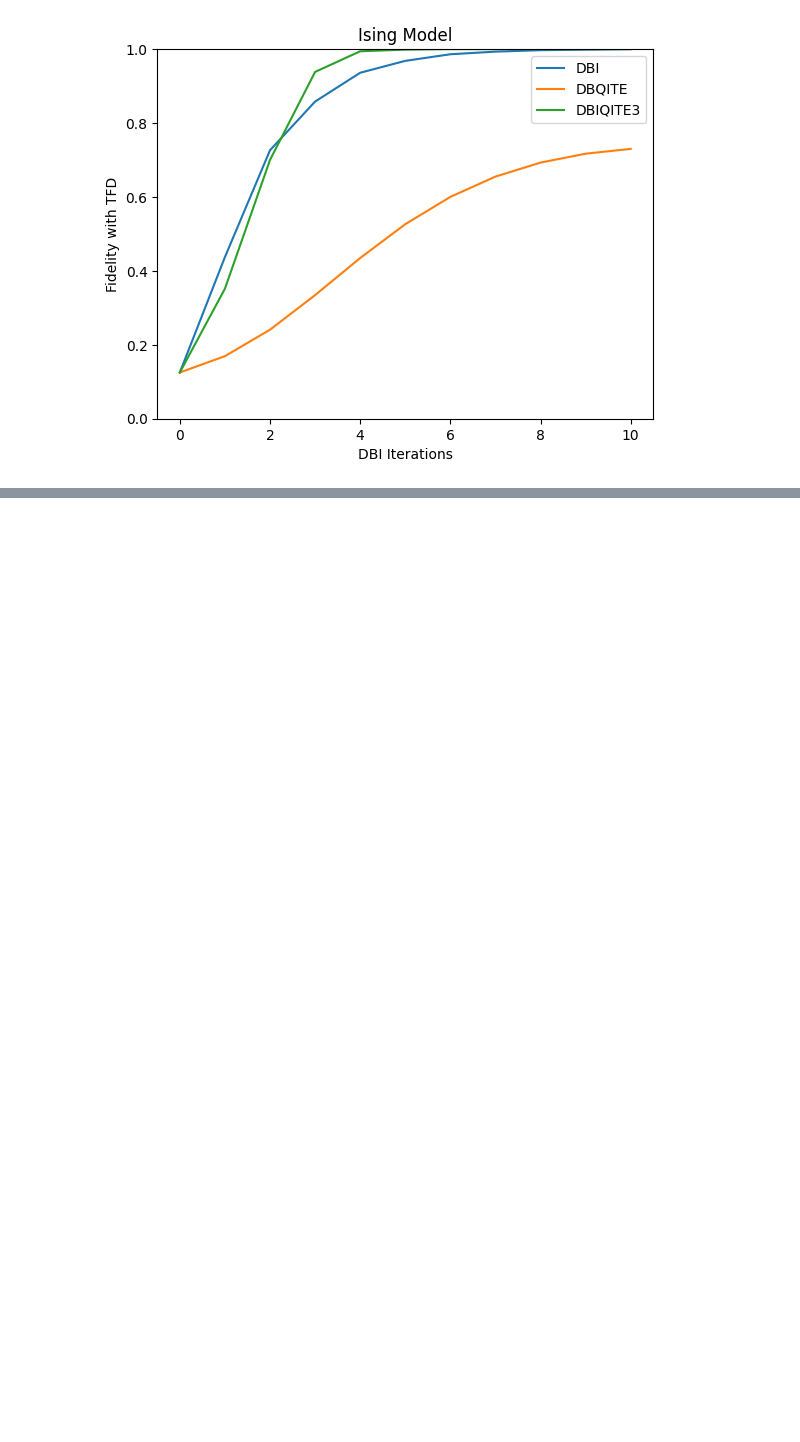
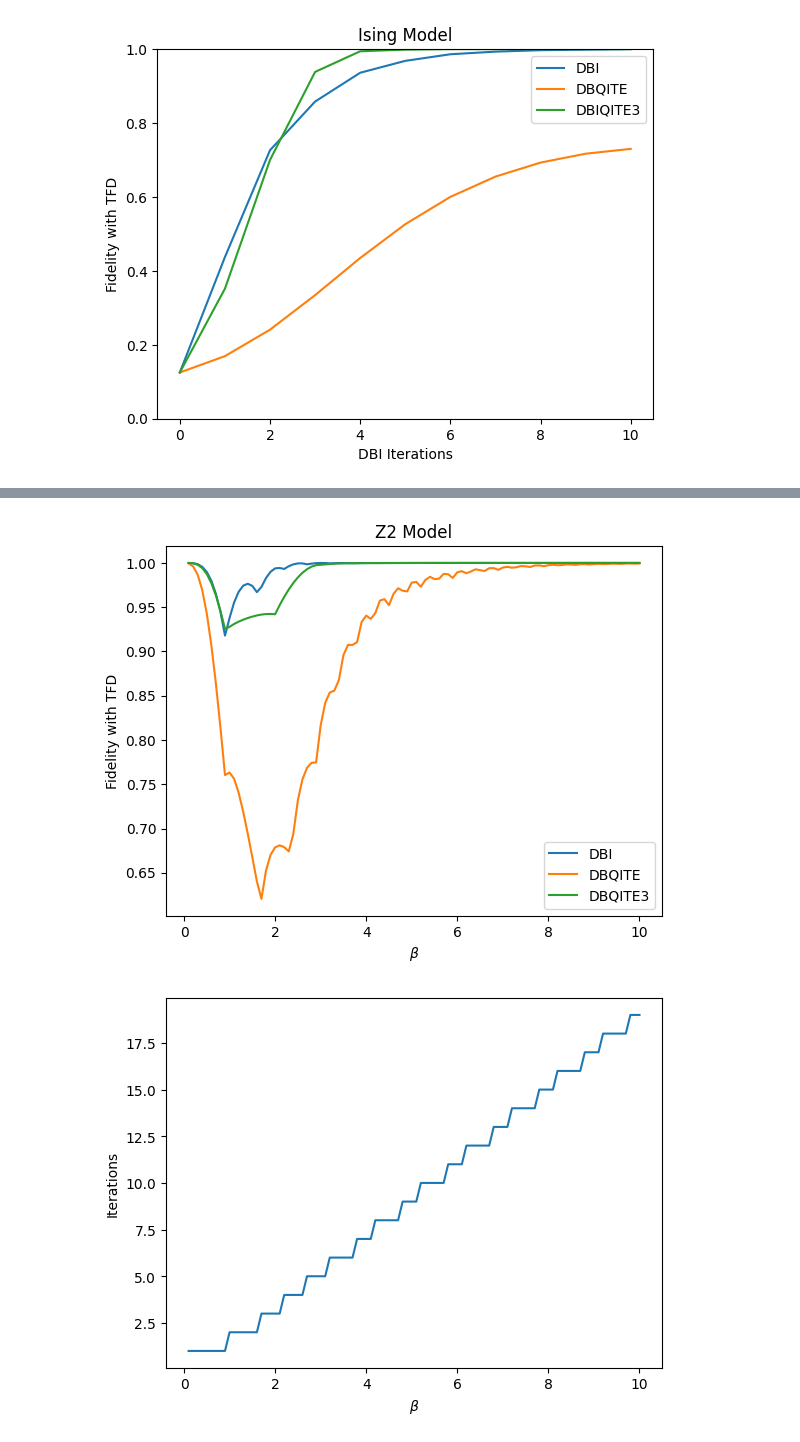
Before and after one commit to wrightjandrew/Master-Project, a Jupyter notebook: TFD.ipynb, the cells around one changed output, grey strips where cells are left out. Drawn from its saved outputs; the diff is of its cells as text; code cells hidden in the pictures; blank space fills up the shorter version.

```diff
--- a/TFD.ipynb
+++ b/TFD.ipynb
@@ -367,0 +407,34 @@ ValueError: array must not contain infs or NaNs
+# %%
+beta = np.linspace(0.1, 10, 100)
+nqubits = 4
+H_def = sum([Z(x)*Z(x+1)   for x in range(nqubits-1)])
+H = hamiltonians.SymbolicHamiltonian(H_def).matrix
+H = np.kron(H,np.eye(2**nqubits))
+fidelityDBI = np.empty(len(beta))
+itersDBI = np.empty(len(beta))
+fidelityDBQITE = np.empty(len(beta))
+itersDBQITE = np.empty(len(beta))
+fidelityDBQITE3 = np.empty(len(beta))
+itersDBQITE3 = np.empty(len(beta))
+for i in range(len(beta)):
+    fidelityDBI[i], itersDBI[i] = thermalStatePrepOptimal(beta[i],H, nqubits, "DBI", "Energy")
+    fidelityDBQITE[i], itersDBQITE[i] = thermalStatePrepOptimal(beta[i],H, nqubits, "DBQITE", "Energy")
+    fidelityDBQITE3[i], itersDBQITE3[i] = thermalStatePrepOptimal(beta[i],H, nqubits, "DBQITE_thirdOrder", "Energy")
+
+
+plt.figure()
+plt.title("Z2 Model")
+plt.plot(beta, fidelityDBI, label ='DBI')
+plt.plot(beta, fidelityDBQITE, label ='DBQITE')
+plt.plot(beta, fidelityDBQITE3, label ='DBQITE3')
+plt.xlabel(r'$\beta$')
+plt.ylabel('Fidelity with TFD')
+plt.legend()
+plt.show()
+
+plt.figure()
+plt.plot(beta, itersDBI)
+plt.xlabel(r'$\beta$')
+plt.ylabel('Iterations')
+plt.show()
+# %% [output]
@@ -367,0 +442,2 @@ ValueError: array must not contain infs or NaNs
+[figure, added]
+[figure, added]
```
Also changed, not shown: parts of 8 cells of this notebook, 1 other file.
